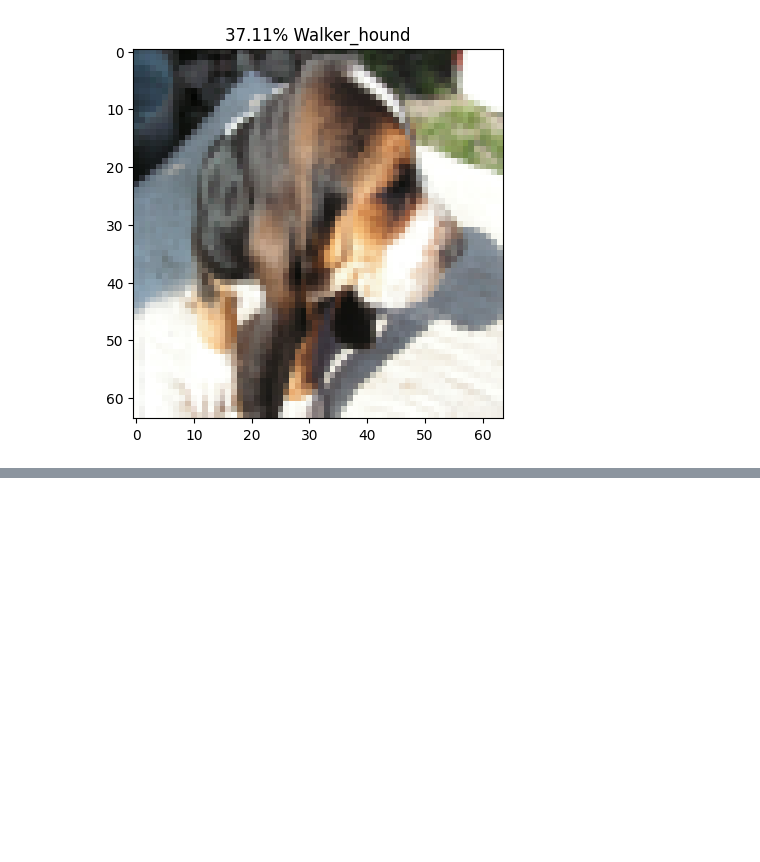
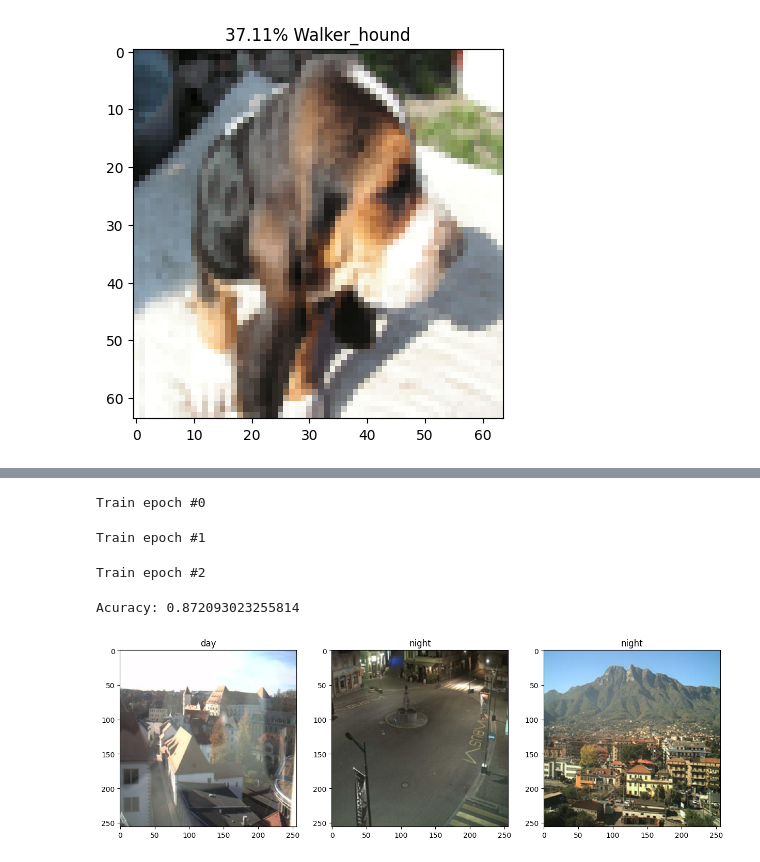
Before and after one commit to Deaacon/MachineLearningCourse, a Jupyter notebook: ЛР_3/hw_3.ipynb, the cells around one changed output, grey strips where cells are left out. Saved outputs shown, nothing was run; the diff lists cells and outputs as text; code cells hidden in the pictures; blank space fills up the shorter version.

```diff
--- a/ЛР_3/hw_3.ipynb
+++ b/ЛР_3/hw_3.ipynb
@@ -120,0 +183,70 @@ for i in range(im_number):
+# %%
+device = torch.device("cuda" if torch.cuda.is_available() else "cpu")
+weights = ResNet18_Weights.DEFAULT
+preprocess = weights.transforms()
+model = resnet18(weights=weights).to(device)
+model.fc = torch.nn.Linear(512, 1)
+model.train()
+
+optimizer = AdamW(model.parameters(), lr=0.0001)
+criterion = MSELoss()
+
+train_dataset, test_dataset = random_split(TensorDataset(
+    torch.tensor(X).to(device),
+    torch.tensor(y).reshape(-1, 1).to(device)
+), lengths=[0.8, 0.2])
+
+batch_size = 8
+train_dataloader = DataLoader(train_dataset, batch_size=batch_size, num_workers=8, shuffle=True)
+test_dataloader = DataLoader(test_dataset, batch_size=batch_size, num_workers=8)
+
+loss_list = []
+
+epochs = 3
+for i in range(epochs):
+    print(f'Train epoch #{i}')
+    for imgs, labels in tqdm(train_dataloader):
+        pred = model(preprocess(imgs))
+
+        loss = criterion(pred, labels)
+        loss.backward()
+
+        optimizer.step()
+        optimizer.zero_grad()
+
+        loss_list.append(loss.item())
+# %% [output]
+Train epoch #0
+Train epoch #1
+Train epoch #2
+# %%
+model.eval()
+
+preds = np.expand_dims([], axis=1)
+with torch.no_grad():
+    for imgs, labels in tqdm(test_dataloader):
+        preds = np.concatenate([preds, model(preprocess(imgs)).numpy()], axis=0)
+
+preds[preds < 0.5] = 0
+preds[preds >= 0.5] = 1
+preds = preds.astype(np.uint8)
+# %%
+print("Acuracy:", np.mean(test_dataset[:][1].numpy() == preds))
+# %% [output]
+Acuracy: 0.872093023255814
+# %%
+im_number = 3
+fig, axes = plt.subplots(1, im_number)
+fig.set_size_inches(5 * im_number, 5)
+
+for idx in range(len(test_dataset)):
+    axes[idx].imshow(test_dataset[idx][0].numpy().astype(np.uint8).transpose(1, 2, 0))
+    if preds[idx][0] == 1:
+        title = 'day'
+    else:
+        title = 'night'
+    axes[idx].set_title(title)
+    if idx == im_number - 1:
+        break
+# %% [output]
+[figure, added]
```
Also changed, not shown: parts of 24 cells of this notebook, 1 other file.
